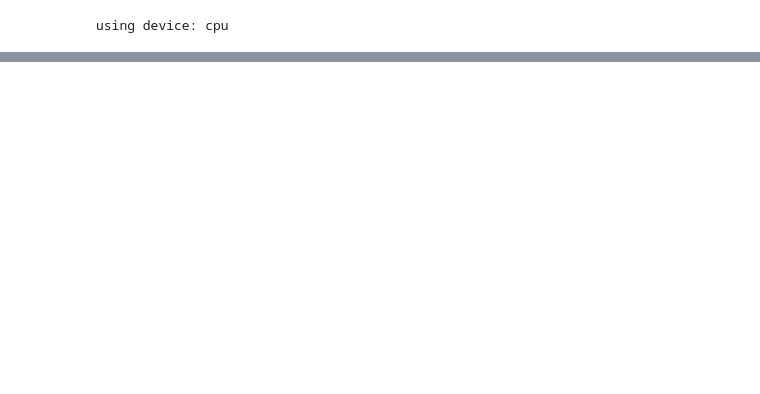
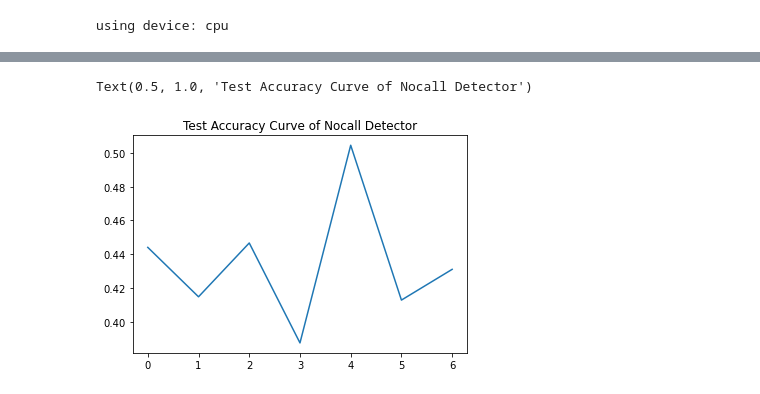
Before and after one commit to young-rae-kim/cs376_final_project, a Jupyter notebook: src/train.ipynb, the cells around one changed output, grey strips where cells are left out. Cells and saved outputs as stored; diff of their text form; code cells hidden in the pictures; blank space fills up the shorter version.

```diff
--- a/src/train.ipynb
+++ b/src/train.ipynb
@@ -343,0 +376,7 @@ Iteration 72, loss = 3.5338
+# %%
+test_losses = torch.tensor(test_losses, device = 'cpu')
+plt.plot(np.arange(len(test_losses)), val_losses)
+plt.title('Test Accuracy Curve of Nocall Detector')
+# %% [output]
+Text(0.5, 1.0, 'Test Accuracy Curve of Nocall Detector')
+[figure, added]
```
Also changed, not shown: parts of 14 cells of this notebook.
